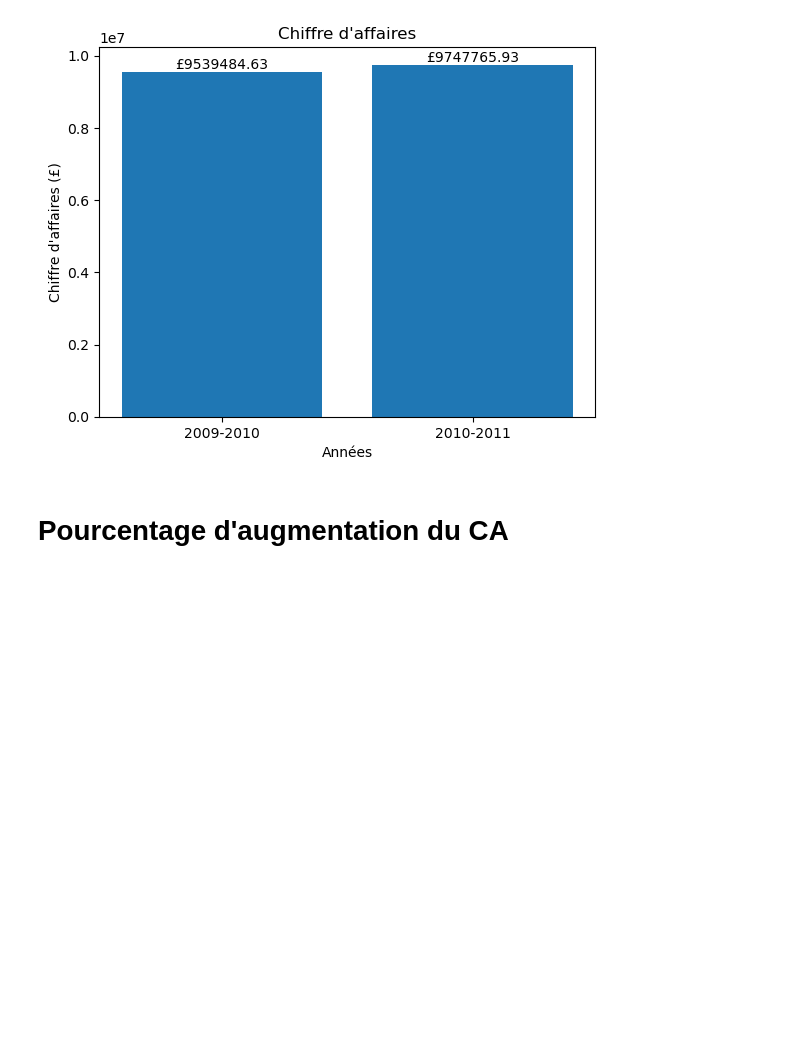
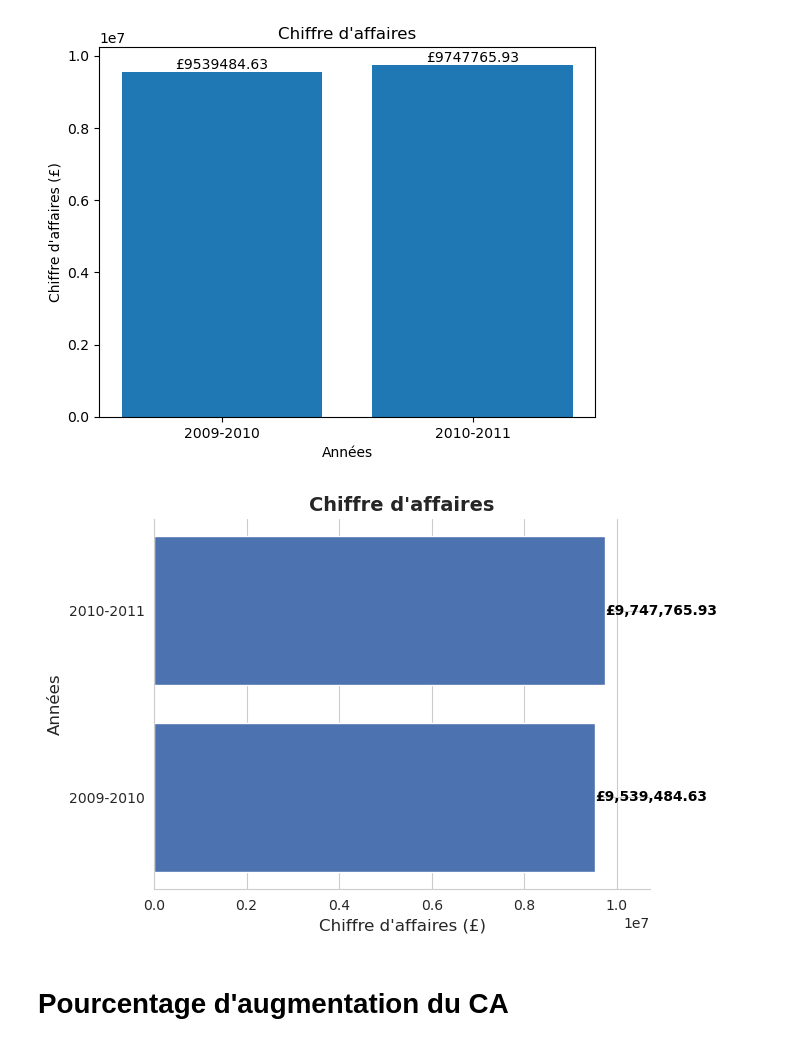
Before and after one commit to DonzerHD/Segmentation_Client, a Jupyter notebook: Notebooks/Partie_1_Segmentation_et_Visualisation/Analyse_CA.ipynb, the cells around one changed output. Drawn from its saved outputs; the diff is of its cells as text; code cells hidden in the pictures; blank space fills up the shorter version.

Commit message:
Ajout du NoteBook presentation

```diff
--- a/Notebooks/Partie_1_Segmentation_et_Visualisation/Analyse_CA.ipynb
+++ b/Notebooks/Partie_1_Segmentation_et_Visualisation/Analyse_CA.ipynb
@@ -212,6 +222,44 @@ plt.ylabel('Chiffre d\'affaires (£)')
 plt.show()
 # %% [output]
 [figure]
+# %%
+import matplotlib.pyplot as plt
+import seaborn as sns
+
+# Chiffre d'affaires 2009-2010
+ca_2009_2010 = 9539484.63  # Remplacez par votre valeur réelle
+# Chiffre d'affaires 2010-2011
+ca_2010_2011 = 9747765.93  # Remplacez par votre valeur réelle
+
+# Créer les données pour le graphique
+years = ['2009-2010', '2010-2011']
+revenues = [ca_2009_2010, ca_2010_2011]
+
+# Définir un style seaborn
+sns.set_style("whitegrid")
+
+# Créer le graphique à barres horizontales
+plt.barh(years, revenues, color='#4c72b0')
+
+# Ajouter les montants exacts dans les barres
+for i, revenue in enumerate(revenues):
+    plt.text(revenue, i, f"£{revenue:,.2f}", ha='left', va='center', fontsize=10, color='black', fontweight='bold')
+
+# Ajouter le titre et les étiquettes d'axe
+plt.title("Chiffre d'affaires", fontsize=14, fontweight='bold')
+plt.xlabel('Chiffre d\'affaires (£)', fontsize=12)
+plt.ylabel('Années', fontsize=12)
+
+# Définir les limites de l'axe x
+plt.xlim(0, max(revenues) * 1.1)
+
+# Supprimer les bordures du graphique
+sns.despine()
+
+# Afficher le graphique
+plt.show()
+# %% [output]
+[figure, added]
 # %% [markdown]
 # Pourcentage d'augmentation du CA
 # %%
```
Also changed, not shown: parts of 5 cells of this notebook, 2 other files.
